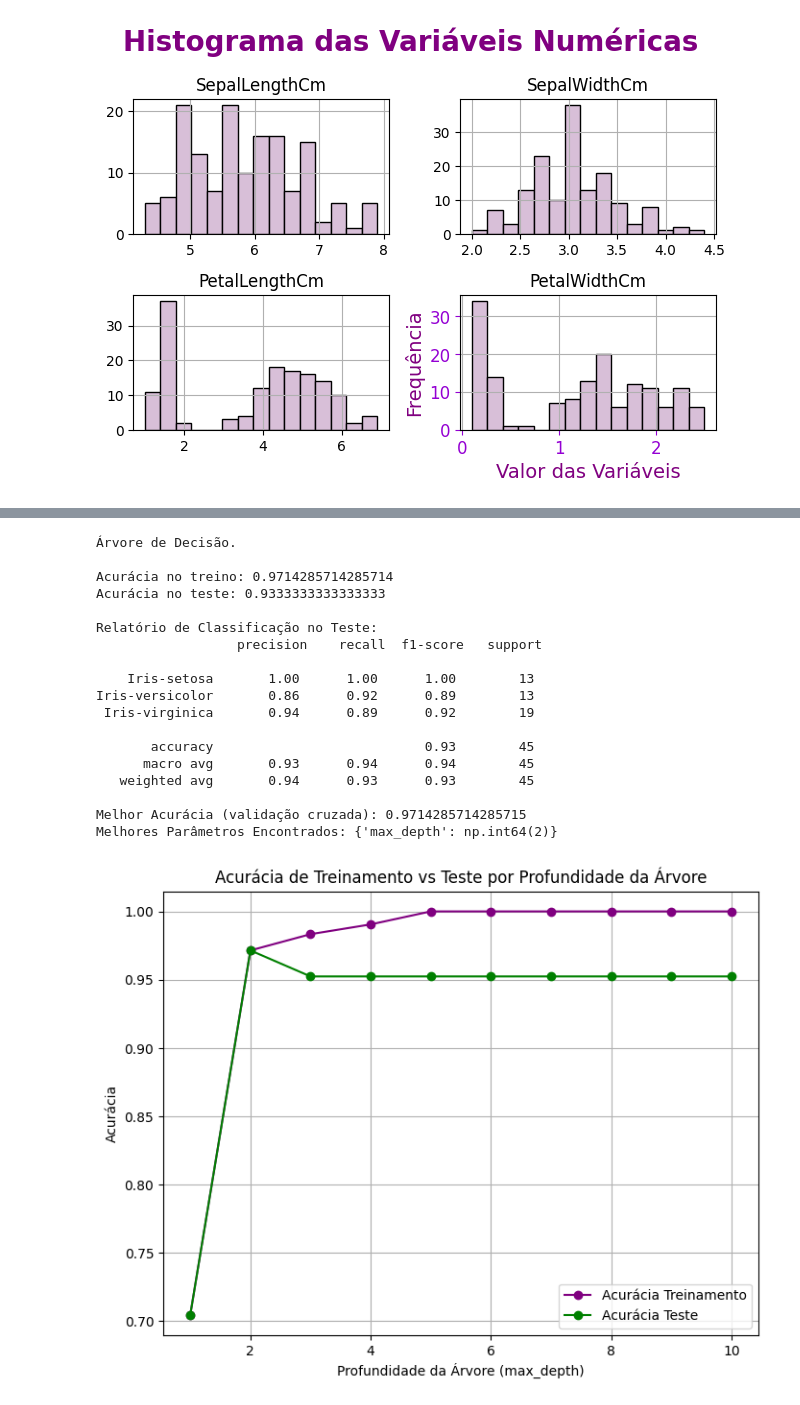
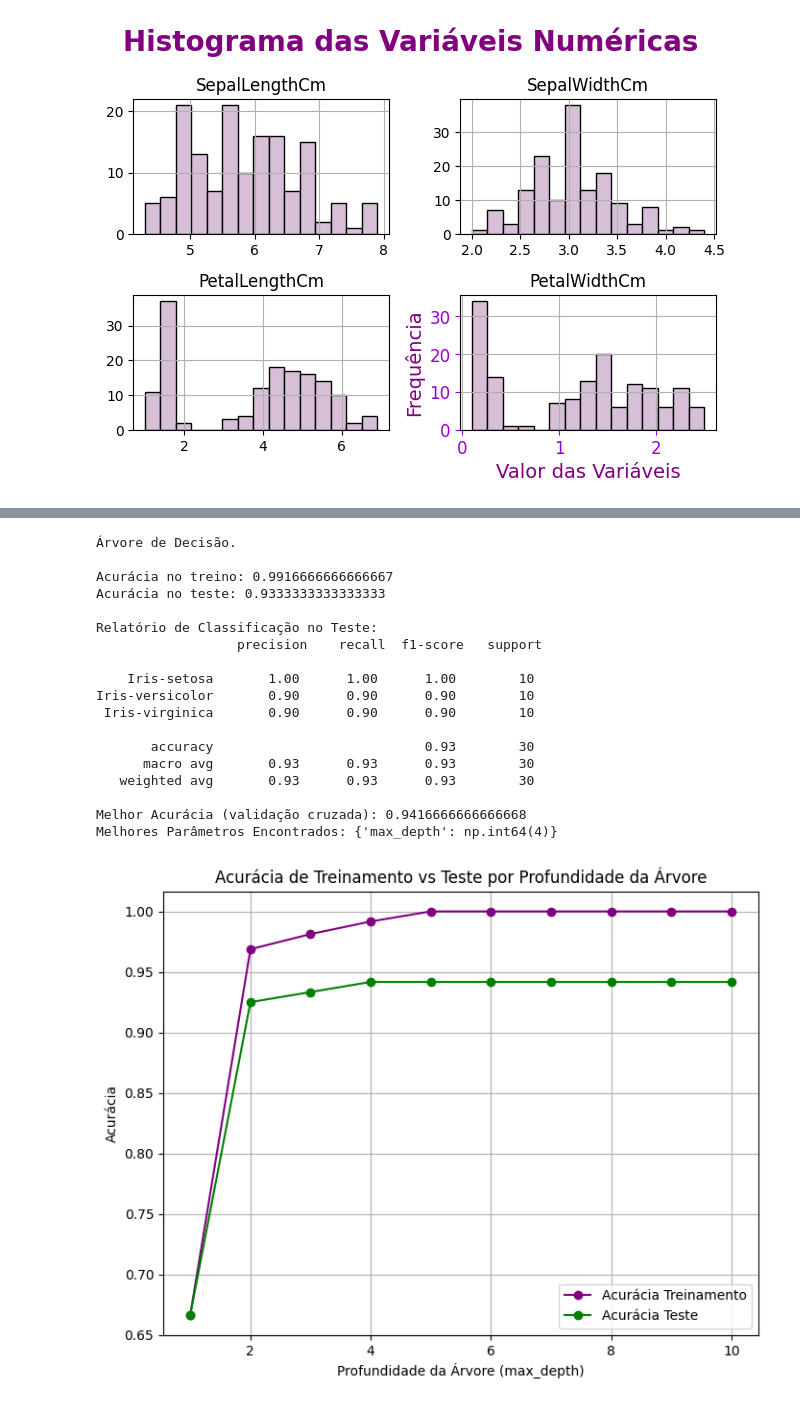
Before and after one commit to mdaefiol/clustering_classification, a Jupyter notebook: scripts/Atividade_ia.ipynb, the cells around one changed output, grey strips where cells are left out. Drawn from its saved outputs; the diff is of its cells as text; code cells hidden in the pictures.

```diff
--- a/scripts/Atividade_ia.ipynb
+++ b/scripts/Atividade_ia.ipynb
@@ -161,17 +154,19 @@ plt.show()
 X = df.drop('Species', axis=1)
 y = df['Species']
 
-# Dividindo os dados em treino e teste 60% treino e 40% teste
-X_train, X_test, y_train, y_test = train_test_split(X, y, test_size=0.3, random_state=30)
+# Dividindo os dados em treino e teste 60% treino e 40% testeS
+X_train, X_test, y_train, y_test = train_test_split(
+    X, y, test_size=0.2, random_state=42, stratify=y
+)
 # %%
 # Parâmetros para ajuste de hiperparâmetros
 param_grid = {
-    'max_depth': np.arange(1, 11, 1),  # Profundidade de 1 a 10
+    'max_depth': np.arange(1, 11, 1),
 }
 
 # Árvore de Decisão, padrão (sem ajuste de hiperparâmetros)
 print("Árvore de Decisão.")
-tree_model = DecisionTreeClassifier(random_state=42)
+model = DecisionTreeClassifier(random_state=42)
 
 # Ajuste de hiperparâmetros com retorno das acurácias de treinamento
 grid_search = GridSearchCV(estimator=tree_model, param_grid=param_grid, cv=5, scoring='accuracy', n_jobs=-1, return_train_score=True)
@@ -179,7 +174,7 @@ grid_search = GridSearchCV(estimator=tree_model, param_grid=param_grid, cv=5, sc
 # Treinando o modelo
 grid_search.fit(X_train, y_train)
 
-# Melhor modelo encontrado
+# Melhor modelo que encontreu
 best_tree_model = grid_search.best_estimator_
 
 # Previsões
@@ -193,43 +188,43 @@ print(f"Acurácia no teste: {accuracy_score(y_test, y_pred_test)}")
 print("\nRelatório de Classificação no Teste:\n", classification_report(y_test, y_pred_test))
 
 # Melhor desempenho e melhores parâmetros
 print("Melhor Acurácia (validação cruzada):", grid_search.best_score_)
 print("Melhores Parâmetros Encontrados:", grid_search.best_params_)
 
 # Acurácias de treinamento e teste
 train_accuracies = grid_search.cv_results_['mean_train_score']
 test_accuracies = grid_search.cv_results_['mean_test_score']
 
 # Plotando o gráfico de acurácias
 plt.figure(figsize=(8, 6))
 plt.plot(np.arange(1, 11, 1), train_accuracies, marker='o', linestyle='-', color='purple', label='Acurácia Treinamento')
 plt.plot(np.arange(1, 11, 1), test_accuracies, marker='o', linestyle='-', color='green', label='Acurácia Teste')
 plt.title("Acurácia de Treinamento vs Teste por Profundidade da Árvore")
 plt.xlabel("Profundidade da Árvore (max_depth)")
 plt.ylabel("Acurácia")
 plt.legend()
 plt.grid(True)
 plt.show()
 # %% [output]
 Árvore de Decisão.
 
-Acurácia no treino: 0.9714285714285714
+Acurácia no treino: 0.9916666666666667
 Acurácia no teste: 0.9333333333333333
 
 Relatório de Classificação no Teste:
                   precision    recall  f1-score   support
 
-    Iris-setosa       1.00      1.00      1.00        13
-Iris-versicolor       0.86      0.92      0.89        13
- Iris-virginica       0.94      0.89      0.92        19
+    Iris-setosa       1.00      1.00      1.00        10
+Iris-versicolor       0.90      0.90      0.90        10
+ Iris-virginica       0.90      0.90      0.90        10
 
-       accuracy                           0.93        45
-      macro avg       0.93      0.94      0.94        45
-   weighted avg       0.94      0.93      0.93        45
+       accuracy                           0.93        30
+      macro avg       0.93      0.93      0.93        30
+   weighted avg       0.93      0.93      0.93        30
 
-Melhor Acurácia (validação cruzada): 0.9714285714285715
-Melhores Parâmetros Encontrados: {'max_depth': np.int64(2)}
+Melhor Acurácia (validação cruzada): 0.9416666666666668
+Melhores Parâmetros Encontrados: {'max_depth': np.int64(4)}
-[figure, old version]
+[figure, new version]
 # %%
 # Gerando a matriz de confusão
 cm = confusion_matrix(y_test, y_pred_test)
```
Also changed, not shown: parts of 8 cells of this notebook.
